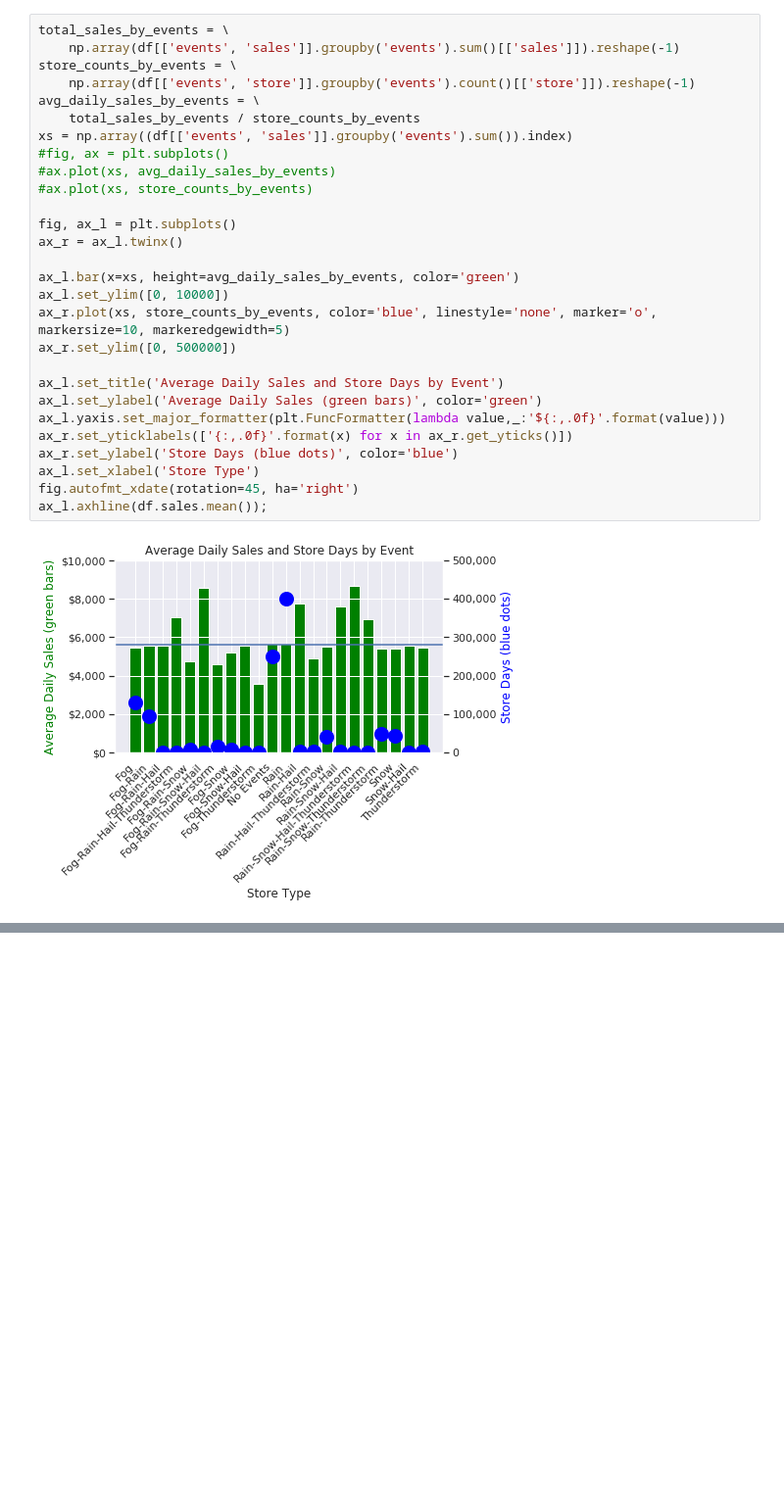
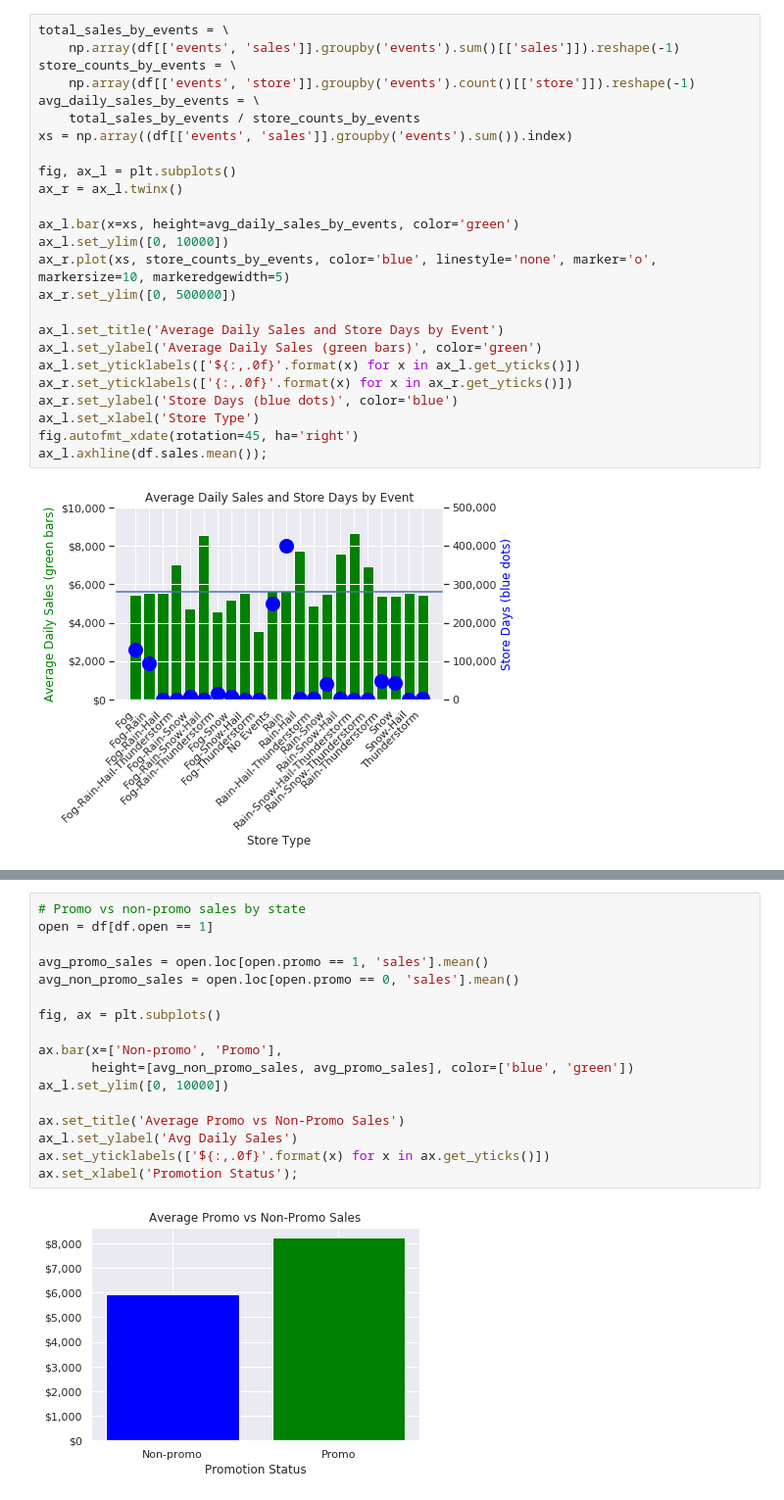
Before and after one commit to c74p/Capstone-SalesForecasting, a Jupyter notebook: notebooks/EDA/EDA.ipynb, the cells around one changed output, grey strips where cells are left out. Shown at 98% size. Cells and saved outputs as stored; diff of their text form; blank space fills up the shorter version.

```diff
--- a/notebooks/EDA/EDA.ipynb
+++ b/notebooks/EDA/EDA.ipynb
@@ -410,9 +413,6 @@ store_counts_by_events = \
 avg_daily_sales_by_events = \
     total_sales_by_events / store_counts_by_events
 xs = np.array((df[['events', 'sales']].groupby('events').sum()).index)
-#fig, ax = plt.subplots()
-#ax.plot(xs, avg_daily_sales_by_events)
-#ax.plot(xs, store_counts_by_events)
 
 fig, ax_l = plt.subplots()
 ax_r = ax_l.twinx()
@@ -424,7 +424,7 @@ ax_r.set_ylim([0, 500000])
 
 ax_l.set_title('Average Daily Sales and Store Days by Event')
 ax_l.set_ylabel('Average Daily Sales (green bars)', color='green')
-ax_l.yaxis.set_major_formatter(plt.FuncFormatter(lambda value,_:'${:,.0f}'.format(value)))
+ax_l.set_yticklabels(['${:,.0f}'.format(x) for x in ax_l.get_yticks()])
 ax_r.set_yticklabels(['{:,.0f}'.format(x) for x in ax_r.get_yticks()])
 ax_r.set_ylabel('Store Days (blue dots)', color='blue')
 ax_l.set_xlabel('Store Type')
@@ -440,0 +473,19 @@ len(df[(df.promo2 == 1) & (df.open == 0)]) # 116835
+# %%
+# Promo vs non-promo sales by state
+open = df[df.open == 1]
+
+avg_promo_sales = open.loc[open.promo == 1, 'sales'].mean()
+avg_non_promo_sales = open.loc[open.promo == 0, 'sales'].mean()
+
+fig, ax = plt.subplots()
+
+ax.bar(x=['Non-promo', 'Promo'],
+       height=[avg_non_promo_sales, avg_promo_sales], color=['blue', 'green'])
+ax_l.set_ylim([0, 10000])
+
+ax.set_title('Average Promo vs Non-Promo Sales')
+ax_l.set_ylabel('Avg Daily Sales')
+ax.set_yticklabels(['${:,.0f}'.format(x) for x in ax.get_yticks()])
+ax.set_xlabel('Promotion Status');
+# %% [output]
+[figure, added]
```
Also changed, not shown: parts of 48 cells of this notebook, 5 other files.
